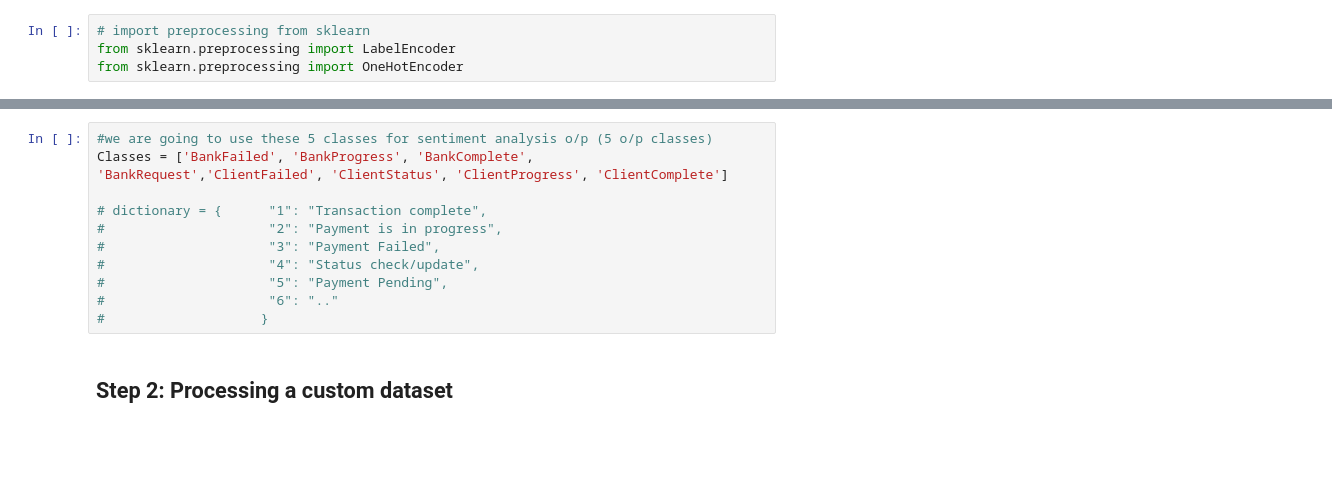
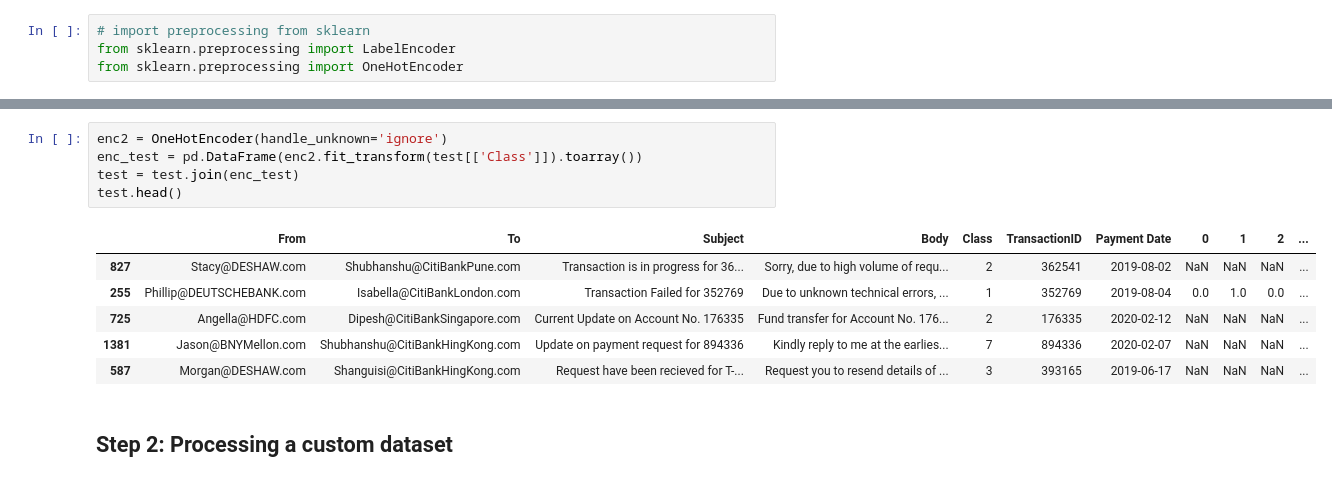
Before and after one commit to ahelii16/SmartEmailTracker, a Jupyter notebook: Email_Preprocessor.ipynb, the cells around one changed output, grey strips where cells are left out. Drawn from its saved outputs; the diff is of its cells as text; blank space fills up the shorter version.

Commit message:
one hot giving error

```diff
--- a/Email_Preprocessor.ipynb
+++ b/Email_Preprocessor.ipynb
@@ -78,14 +125,15 @@ df.head()
-# %%
-#we are going to use these 5 classes for sentiment analysis o/p (5 o/p classes)
-Classes = ['BankFailed', 'BankProgress', 'BankComplete', 'BankRequest','ClientFailed', 'ClientStatus', 'ClientProgress', 'ClientComplete']
-
-# dictionary = {      "1": "Transaction complete",
-#                     "2": "Payment is in progress",
-#                     "3": "Payment Failed",
-#                     "4": "Status check/update",
-#                     "5": "Payment Pending",
-#                     "6": ".."
-#                    }
+# %%
+enc2 = OneHotEncoder(handle_unknown='ignore')
+enc_test = pd.DataFrame(enc2.fit_transform(test[['Class']]).toarray())
+test = test.join(enc_test)
+test.head()
+# %% [output]
+|  | From | To | Subject | Body | Class | TransactionID | Payment Date | 0 | 1 | 2 | ... |
+| 827 | Stacy@DESHAW.com | Shubhanshu@CitiBankPune.com | Transaction is in progress for 36... | Sorry, due to high volume of requ... | 2 | 362541 | 2019-08-02 | NaN | NaN | NaN | ... |
+| 255 | Phillip@DEUTSCHEBANK.com | Isabella@CitiBankLondon.com | Transaction Failed for 352769 | Due to unknown technical errors, ... | 1 | 352769 | 2019-08-04 | 0.0 | 1.0 | 0.0 | ... |
+| 725 | Angella@HDFC.com | Dipesh@CitiBankSingapore.com | Current Update on Account No. 176335 | Fund transfer for Account No. 176... | 2 | 176335 | 2020-02-12 | NaN | NaN | NaN | ... |
+| 1381 | Jason@BNYMellon.com | Shubhanshu@CitiBankHingKong.com | Update on payment request for 894336 | Kindly reply to me at the earlies... | 7 | 894336 | 2020-02-07 | NaN | NaN | NaN | ... |
+| 587 | Morgan@DESHAW.com | Shanguisi@CitiBankHingKong.com | Request have been recieved for T-... | Request you to resend details of ... | 3 | 393165 | 2019-06-17 | NaN | NaN | NaN | ... |
 # %% [markdown]
 ## Step 2: Processing a custom dataset
 # %%
```
Also changed, not shown: parts of 16 cells of this notebook, 1 other file.
